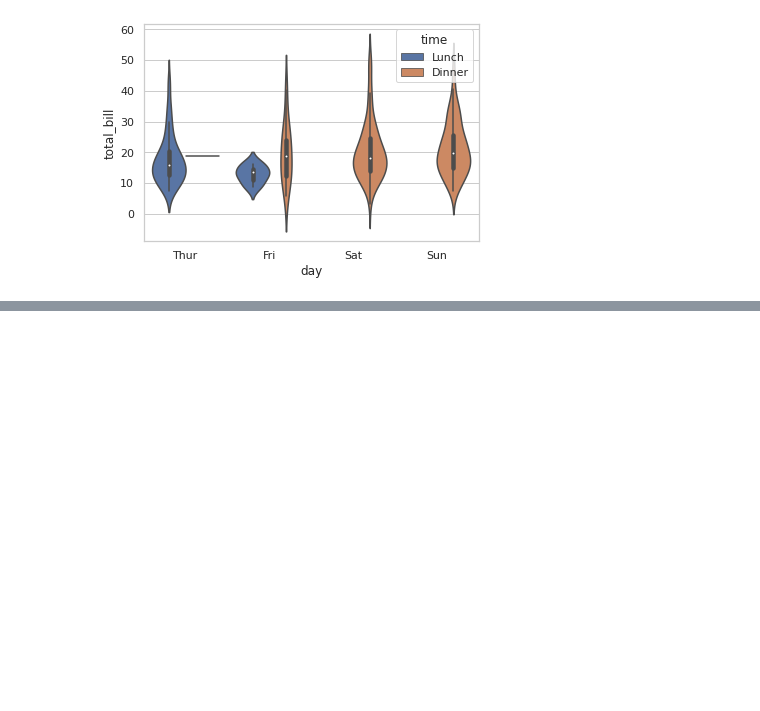
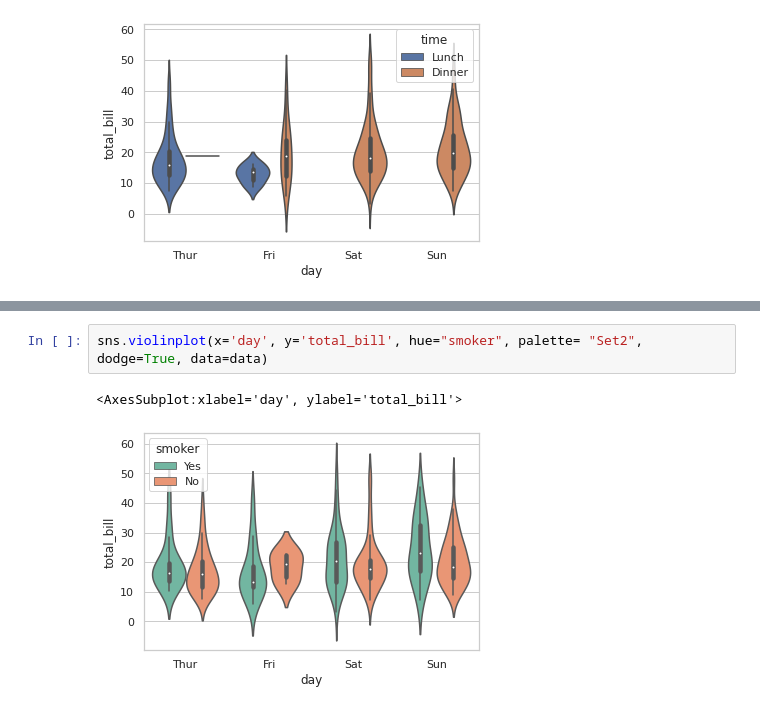
Before and after one commit to HumphreyKn/Python_Bar, a Jupyter notebook: Violin plots.ipynb, the cells around one changed output, grey strips where cells are left out. Drawn from its saved outputs; the diff is of its cells as text; blank space fills up the shorter version.

```diff
--- a/Violin plots.ipynb
+++ b/Violin plots.ipynb
@@ -110,0 +123,5 @@ seaborn.violinplot(x="day", y="total_bill", hue="time", data=tip)
+# %%
+sns.violinplot(x='day', y='total_bill', hue="smoker", palette= "Set2", dodge=True, data=data)
+# %% [output]
+<AxesSubplot:xlabel='day', ylabel='total_bill'>
+[figure, added]
```
Also changed, not shown: parts of 10 cells of this notebook.
